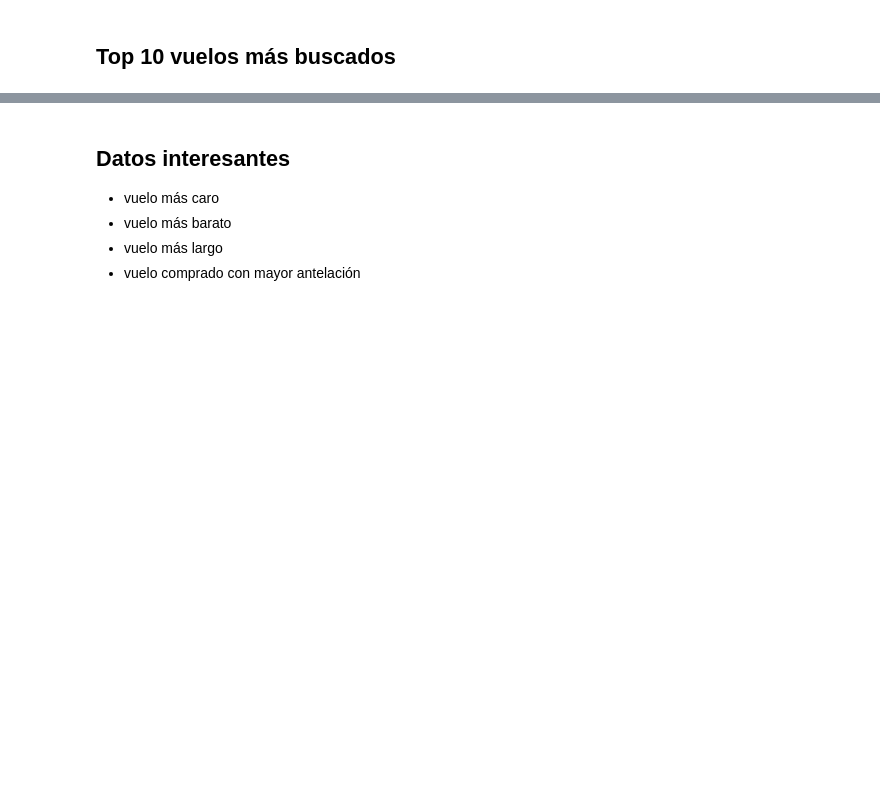
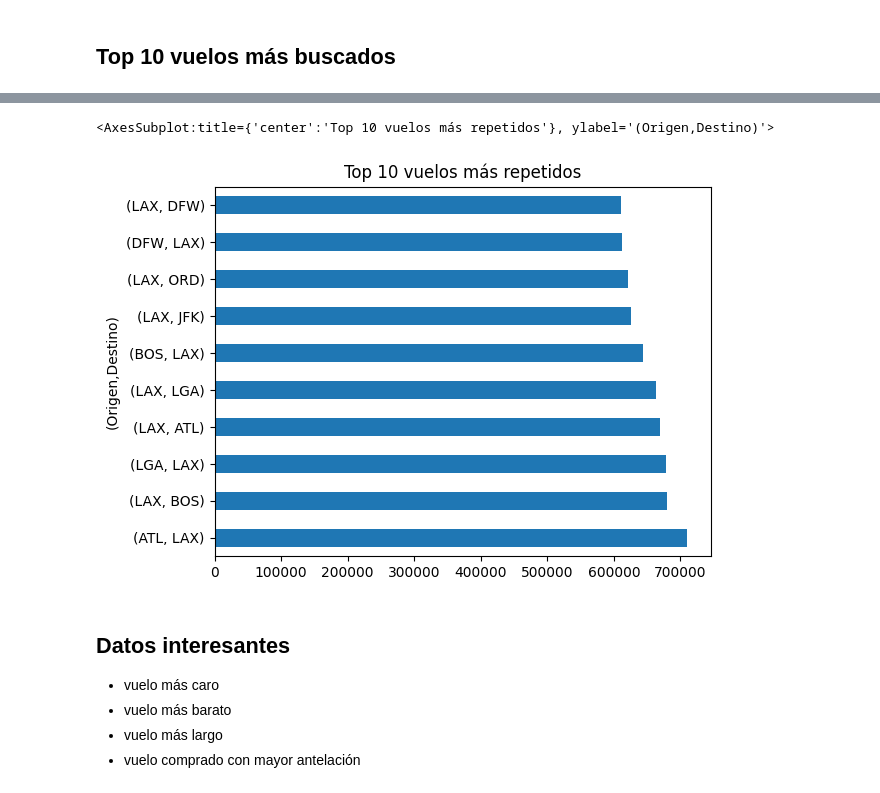
Before and after one commit to PRegi6/Min, a Jupyter notebook: ProyectoMIN.ipynb, the cells around one changed output, grey strips where cells are left out. Drawn from its saved outputs; the diff is of its cells as text; code cells hidden in the pictures; blank space fills up the shorter version.

```diff
--- a/ProyectoMIN.ipynb
+++ b/ProyectoMIN.ipynb
@@ -130,3 +148,10 @@ plt.show()
+# %%
+value = data.pivot_table(columns=['startingAirport','destinationAirport'], aggfunc= 'size')
+value = value.sort_values(ascending=False)
+value[:10].plot(kind = 'barh',title = 'Top 10 vuelos más repetidos',xlabel = '(Origen,Destino)')
+# %% [output]
+<AxesSubplot:title={'center':'Top 10 vuelos más repetidos'}, ylabel='(Origen,Destino)'>
+[figure, added]
 # %% [markdown]
 ## Datos interesantes
 - vuelo más caro
```
Also changed, not shown: parts of 6 cells of this notebook.
